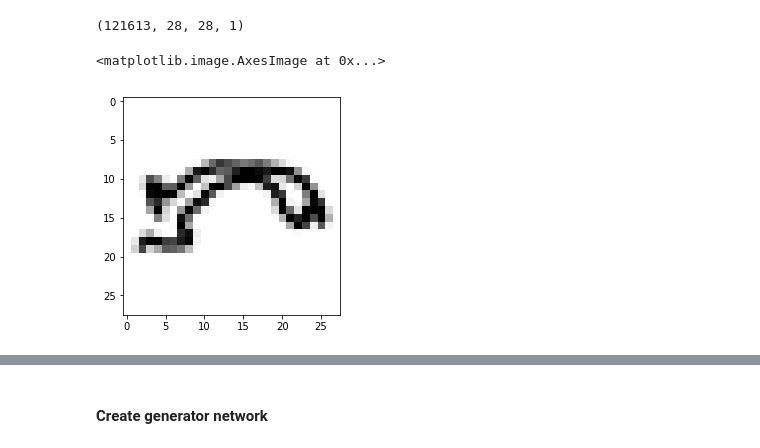
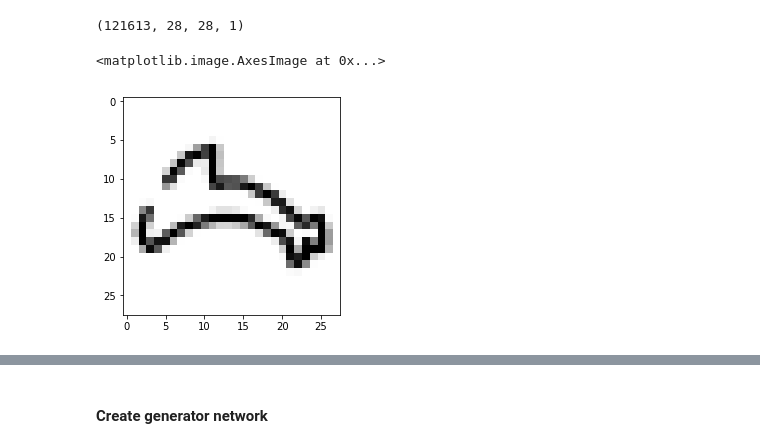
Before and after one commit to xtr33me/TensorFlow-LiveLessons, a Jupyter notebook: notebooks/demo_gan.ipynb, the cells around one changed output, grey strips where cells are left out. Drawn from its saved outputs; the diff is of its cells as text; code cells hidden in the pictures.

```diff
--- a/notebooks/demo_gan.ipynb
+++ b/notebooks/demo_gan.ipynb
@@ -59,10 +61,10 @@ data.shape
 # %% [output]
 (121613, 28, 28, 1)
 # %%
-plt.imshow(data[420,:,:,0], cmap='Greys')
+plt.imshow(data[421,:,:,0], cmap='Greys')
 # %% [output]
 <matplotlib.image.AxesImage at 0x...>
-[figure, old version]
+[figure, new version]
 # %%
 def discriminator_builder(depth=64, p=0.4):
     #Define inputs
```
Also changed, not shown: parts of 10 cells of this notebook.
